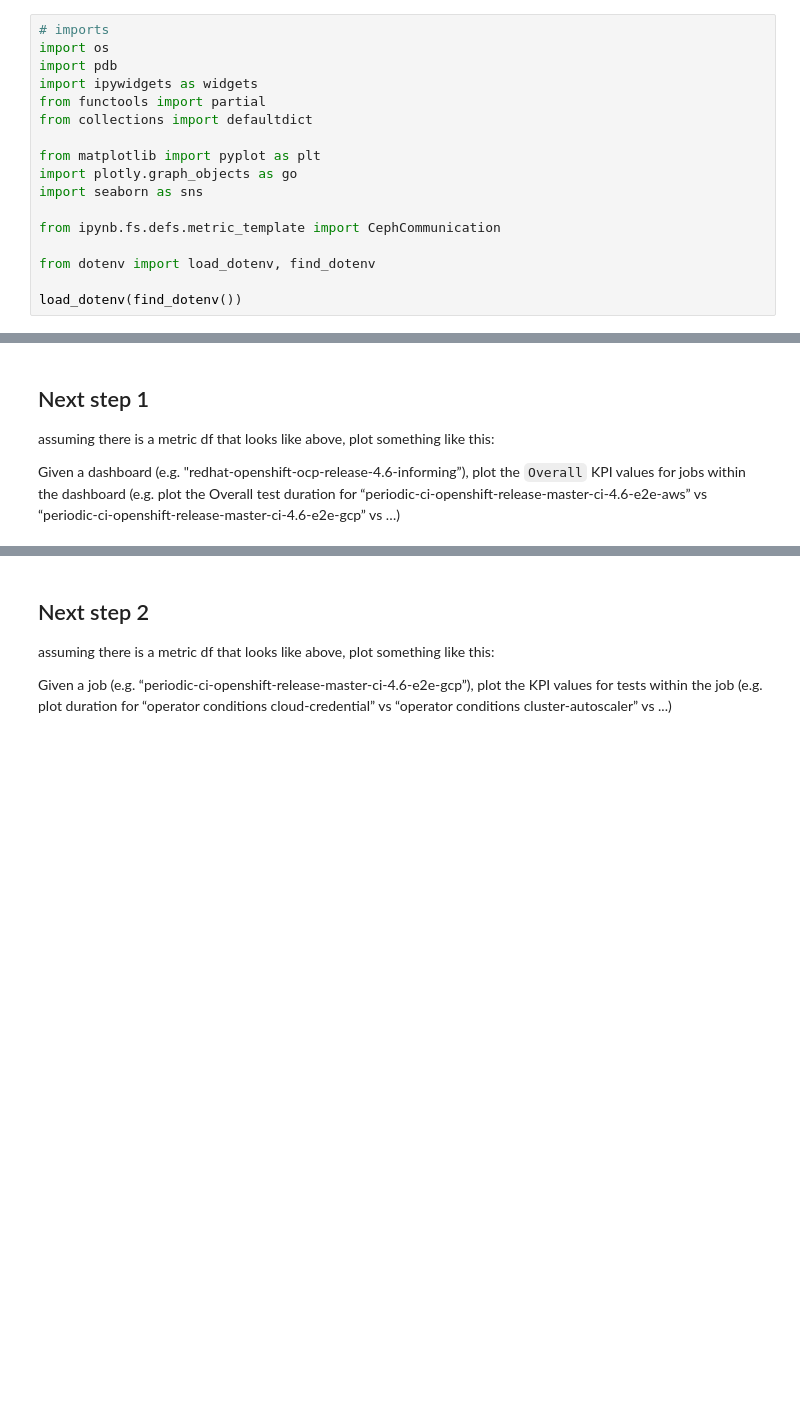
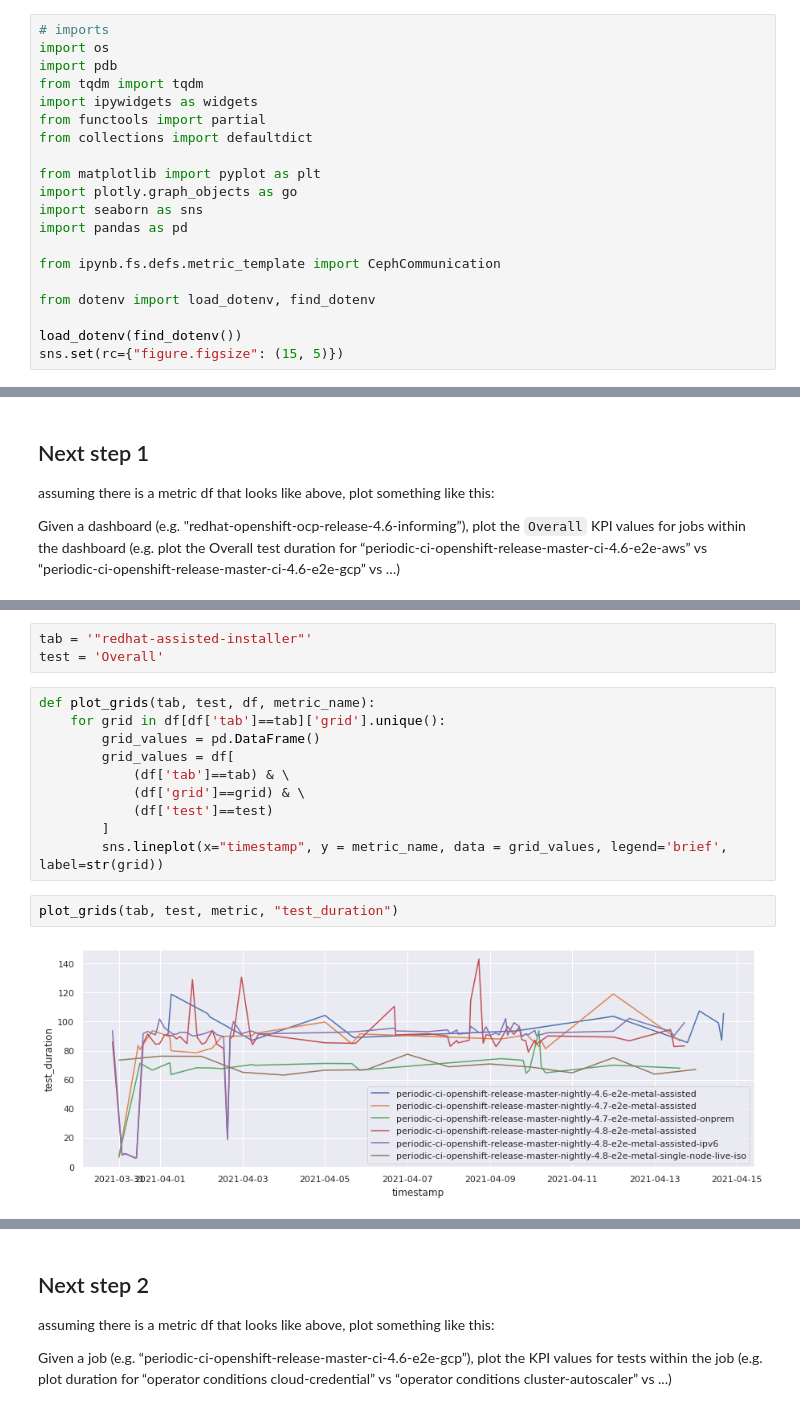
Before and after one commit to hemajv/ocp-ci-analysis, a Jupyter notebook: notebooks/data-sources/TestGrid/metrics/metrics_visualization.ipynb, the cells around one changed output, grey strips where cells are left out. Saved outputs shown, nothing was run; the diff lists cells and outputs as text; blank space fills up the shorter version.

Commit message:
Add tab/grid/test plots

```diff
--- a/notebooks/data-sources/TestGrid/metrics/metrics_visualization.ipynb
+++ b/notebooks/data-sources/TestGrid/metrics/metrics_visualization.ipynb
@@ -7,6 +7,7 @@ In this notebook, we will read the collected metrics from ceph and uses interact
 # imports
 import os
 import pdb
+from tqdm import tqdm
 import ipywidgets as widgets
 from functools import partial
 from collections import defaultdict
@@ -14,9 +15,11 @@ from collections import defaultdict
 from matplotlib import pyplot as plt
 import plotly.graph_objects as go
 import seaborn as sns
+import pandas as pd
 
 from ipynb.fs.defs.metric_template import CephCommunication
 
 from dotenv import load_dotenv, find_dotenv
 
 load_dotenv(find_dotenv())
+sns.set(rc={"figure.figsize": (15, 5)})
@@ -238,0 +146,17 @@ VBox(children=(Dropdown(options=('"redhat-assisted-installer"', '"redhat-openshi
+# %%
+tab = '"redhat-assisted-installer"'
+test = 'Overall'
+# %%
+def plot_grids(tab, test, df, metric_name):
+    for grid in df[df['tab']==tab]['grid'].unique():
+        grid_values = pd.DataFrame()
+        grid_values = df[
+            (df['tab']==tab) & \
+            (df['grid']==grid) & \
+            (df['test']==test)
+        ]
+        sns.lineplot(x="timestamp", y = metric_name, data = grid_values, legend='brief', label=str(grid))
+# %%
+plot_grids(tab, test, metric, "test_duration")
+# %% [output]
+[figure, added]
```
Also changed, not shown: parts of 22 cells of this notebook.
